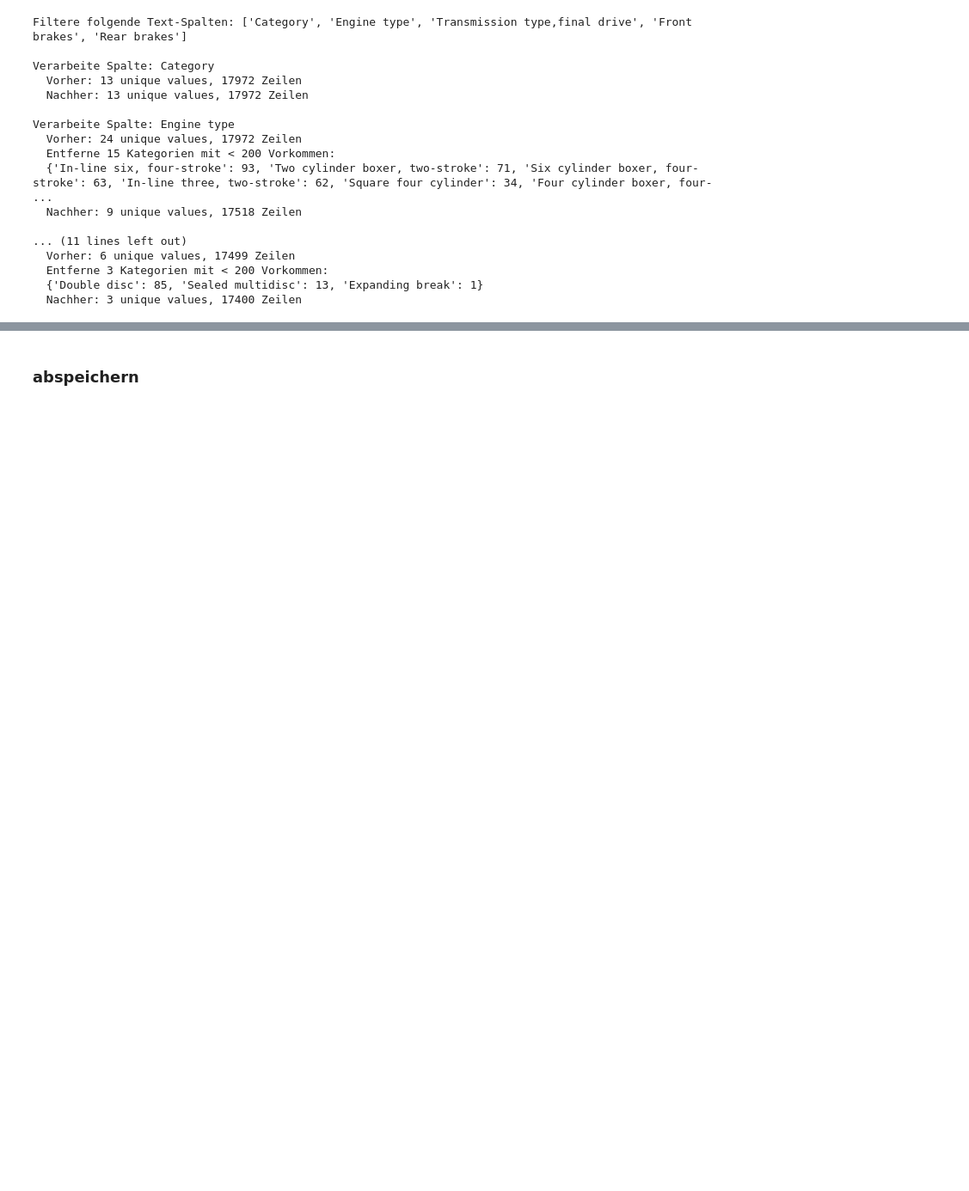
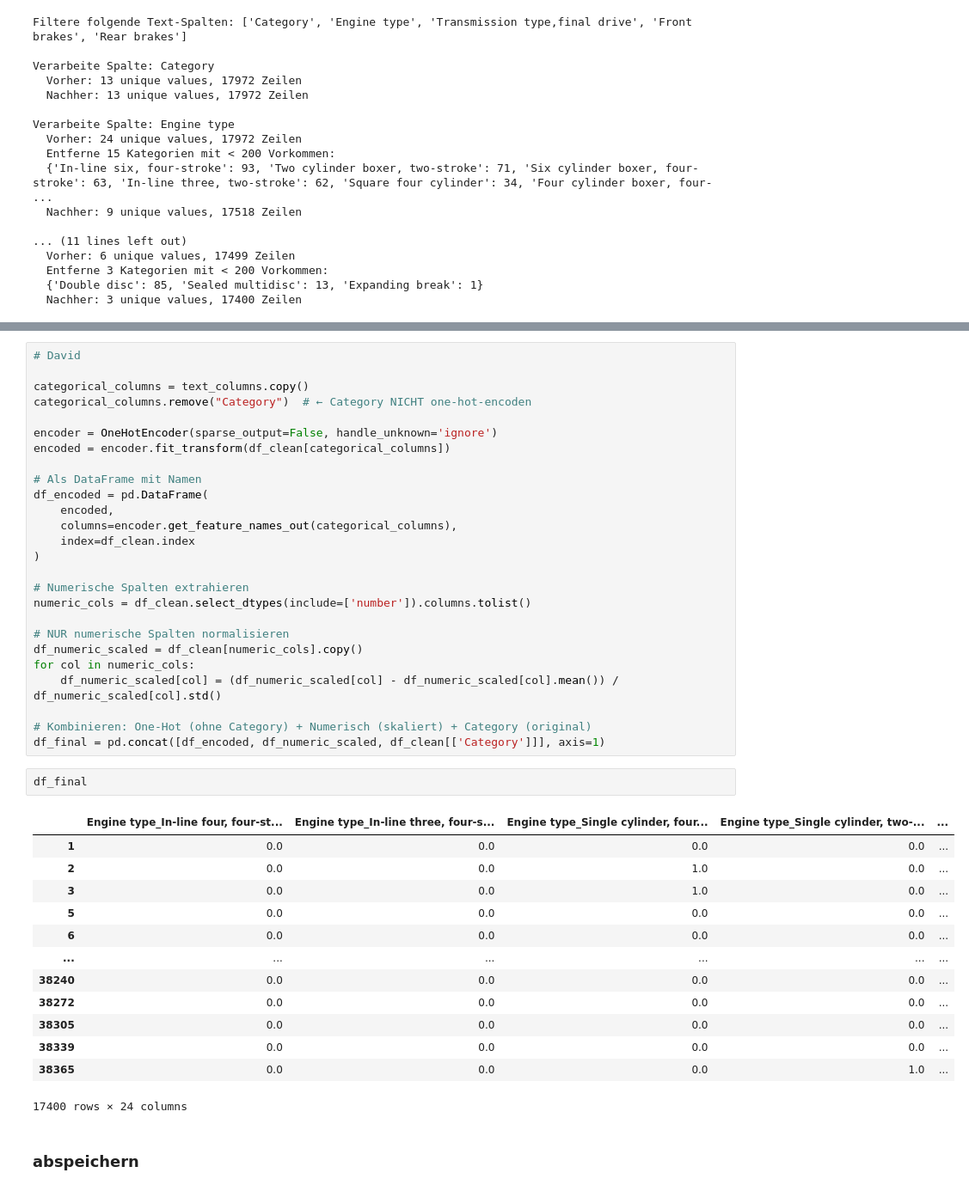
Before and after one commit to DavidBroson/MotorcycleClassification, a Jupyter notebook: code/cleanin.ipynb, the cells around one changed output, grey strips where cells are left out. Shown at 86% size. Cells and saved outputs as stored; diff of their text form; blank space fills up the shorter version.

```diff
--- a/code/cleanin.ipynb
+++ b/code/cleanin.ipynb
@@ -264,3 +265,45 @@ for col in df_final.columns:
+# %%
+# David
+
+categorical_columns = text_columns.copy()
+categorical_columns.remove("Category")  # ← Category NICHT one-hot-encoden
+
+encoder = OneHotEncoder(sparse_output=False, handle_unknown='ignore')
+encoded = encoder.fit_transform(df_clean[categorical_columns])
+
+# Als DataFrame mit Namen
+df_encoded = pd.DataFrame(
+    encoded,
+    columns=encoder.get_feature_names_out(categorical_columns),
+    index=df_clean.index
+)
+
+# Numerische Spalten extrahieren
+numeric_cols = df_clean.select_dtypes(include=['number']).columns.tolist()
+
+# NUR numerische Spalten normalisieren
+df_numeric_scaled = df_clean[numeric_cols].copy()
+for col in numeric_cols:
+    df_numeric_scaled[col] = (df_numeric_scaled[col] - df_numeric_scaled[col].mean()) / df_numeric_scaled[col].std()
+
+# Kombinieren: One-Hot (ohne Category) + Numerisch (skaliert) + Category (original)
+df_final = pd.concat([df_encoded, df_numeric_scaled, df_clean[['Category']]], axis=1)
+# %%
+df_final
+# %% [output]
+|  | Engine type_In-line four, four-st... | Engine type_In-line three, four-s... | Engine type_Single cylinder, four... | Engine type_Single cylinder, two-... | ... |
+| 1 | 0.0 | 0.0 | 0.0 | 0.0 | ... |
+| 2 | 0.0 | 0.0 | 1.0 | 0.0 | ... |
+| 3 | 0.0 | 0.0 | 1.0 | 0.0 | ... |
+| 5 | 0.0 | 0.0 | 0.0 | 0.0 | ... |
+| 6 | 0.0 | 0.0 | 0.0 | 0.0 | ... |
+| ... | ... | ... | ... | ... | ... |
+| 38240 | 0.0 | 0.0 | 0.0 | 0.0 | ... |
+| 38272 | 0.0 | 0.0 | 0.0 | 0.0 | ... |
+| 38305 | 0.0 | 0.0 | 0.0 | 0.0 | ... |
+| 38339 | 0.0 | 0.0 | 0.0 | 0.0 | ... |
+| 38365 | 0.0 | 0.0 | 0.0 | 1.0 | ... |
+17400 rows × 24 columns
 # %% [markdown]
 ### abspeichern
 # %%
```
Also changed, not shown: parts of 3 cells of this notebook.
